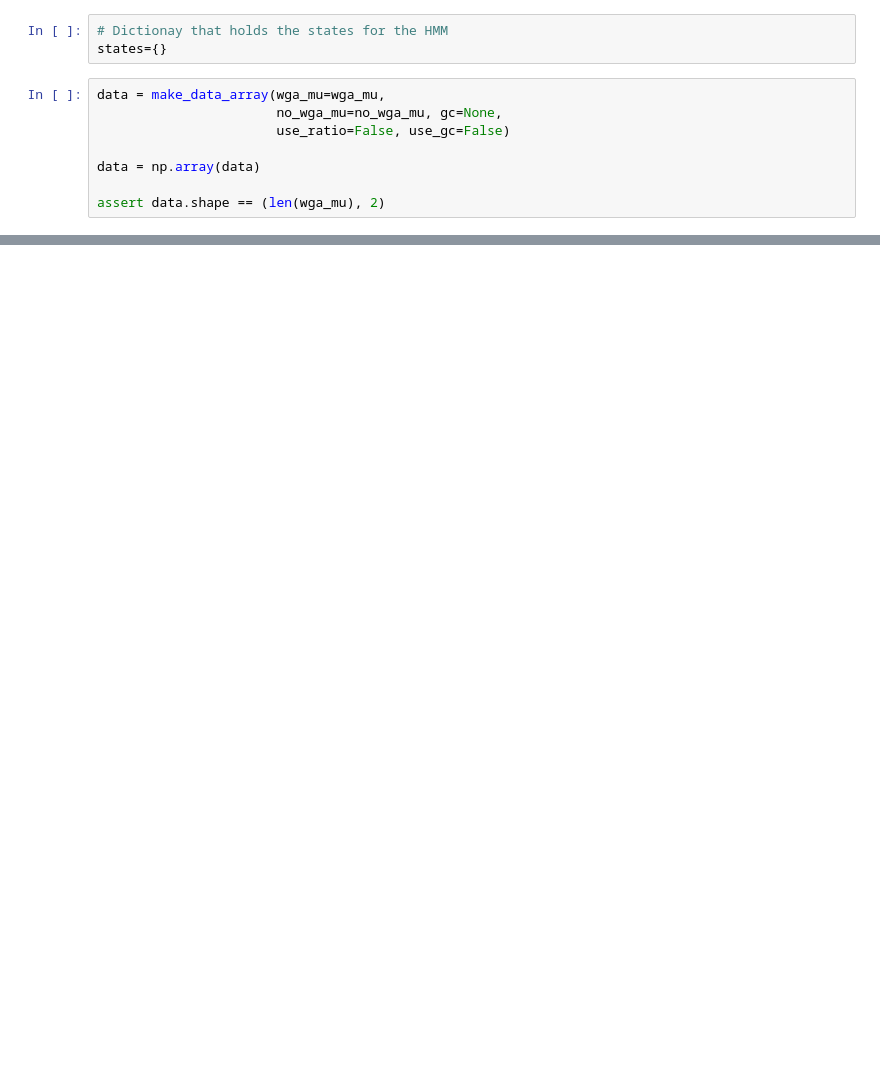
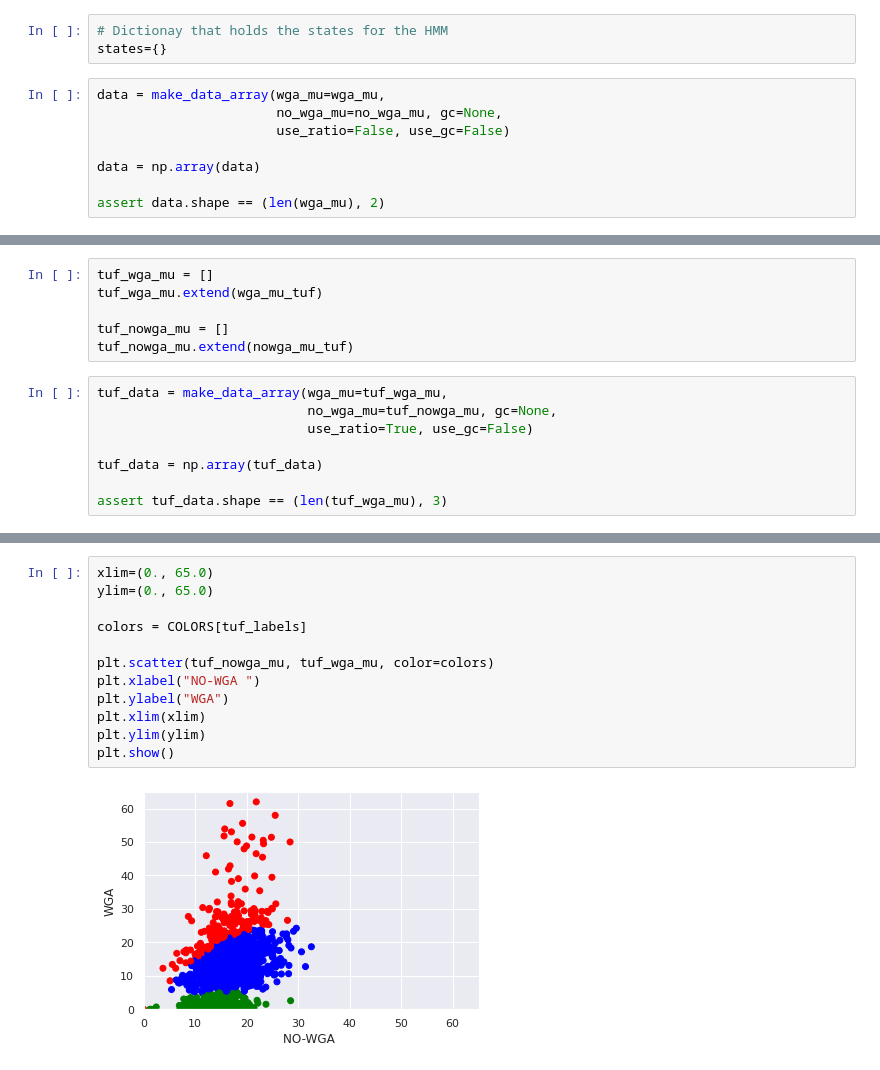
Before and after one commit to pockerman/hmmtuf_app, a Jupyter notebook: stories/experiment_prototypical_network.ipynb, the cells around one changed output, grey strips where cells are left out. Saved outputs shown, nothing was run; the diff lists cells and outputs as text; blank space fills up the shorter version.

```diff
--- a/stories/experiment_prototypical_network.ipynb
+++ b/stories/experiment_prototypical_network.ipynb
@@ -138,0 +180,14 @@ for label, color in zip(labels, colors):
+# %%
+tuf_wga_mu = []
+tuf_wga_mu.extend(wga_mu_tuf)
+
+tuf_nowga_mu = []
+tuf_nowga_mu.extend(nowga_mu_tuf)
+# %%
+tuf_data = make_data_array(wga_mu=tuf_wga_mu,
+                           no_wga_mu=tuf_nowga_mu, gc=None,
+                           use_ratio=True, use_gc=False)
+
+tuf_data = np.array(tuf_data)
+
+assert tuf_data.shape == (len(tuf_wga_mu), 3)
@@ -138,0 +217,14 @@ for label, color in zip(labels, colors):
+# %%
+xlim=(0., 65.0)
+ylim=(0., 65.0)
+
+colors = COLORS[tuf_labels]
+
+plt.scatter(tuf_nowga_mu, tuf_wga_mu, color=colors)
+plt.xlabel("NO-WGA ")
+plt.ylabel("WGA")
+plt.xlim(xlim)
+plt.ylim(ylim)
+plt.show()
+# %% [output]
+[figure, added]
```
Also changed, not shown: parts of 22 cells of this notebook.
